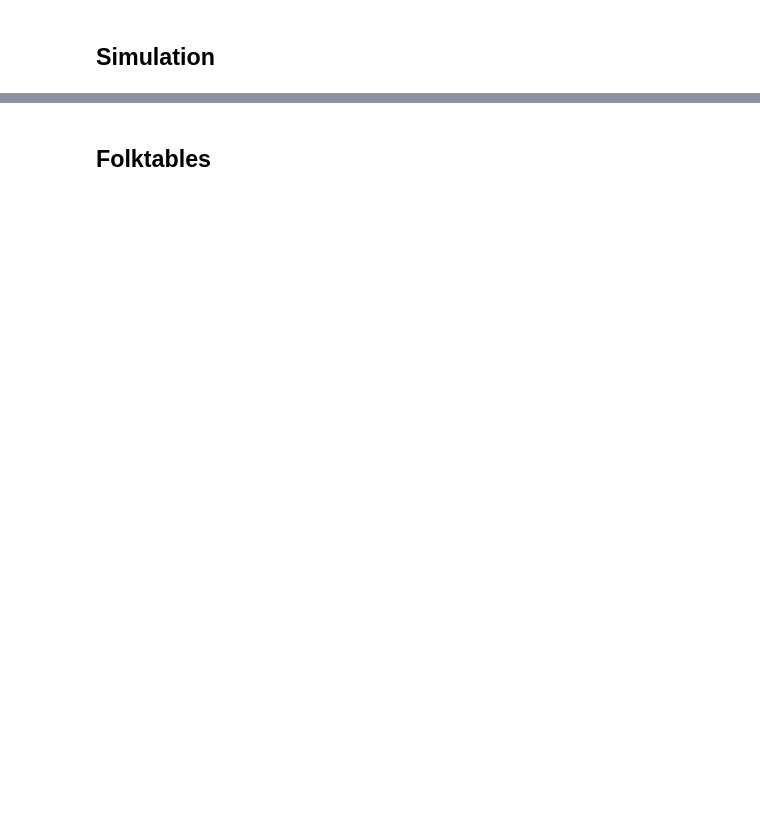
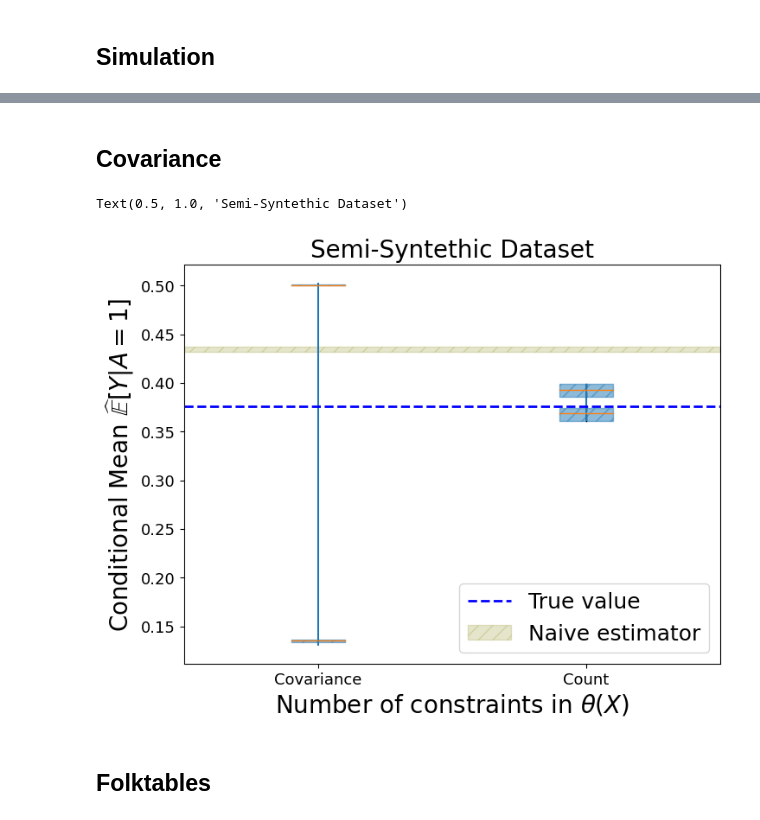
Before and after one commit to secg5/inference_contrained_distribution_shift, a Jupyter notebook: plotting/paper_plots.ipynb, the cells around one changed output, grey strips where cells are left out. Cells and saved outputs as stored; diff of their text form; code cells hidden in the pictures; blank space fills up the shorter version.

```diff
--- a/plotting/paper_plots.ipynb
+++ b/plotting/paper_plots.ipynb
@@ -32,2 +61,15 @@ utils.generate_theta_plots_4_5_6(
+# %% [markdown]
+## Covariance
+# %%
+fig, ax = plt.subplots(figsize=(8, 6))
+
+utils.generate_cov_plots(
+    base_path="../experiment_artifacts/", timestamp="Sep24-1905", ax=ax
+)
+
+ax.set_title("Semi-Syntethic Dataset", fontsize=20)
+# %% [output]
+Text(0.5, 1.0, 'Semi-Syntethic Dataset')
+[figure, added]
 # %% [markdown]
 ## Folktables
```
Also changed, not shown: parts of 6 cells of this notebook, 4 other files.
